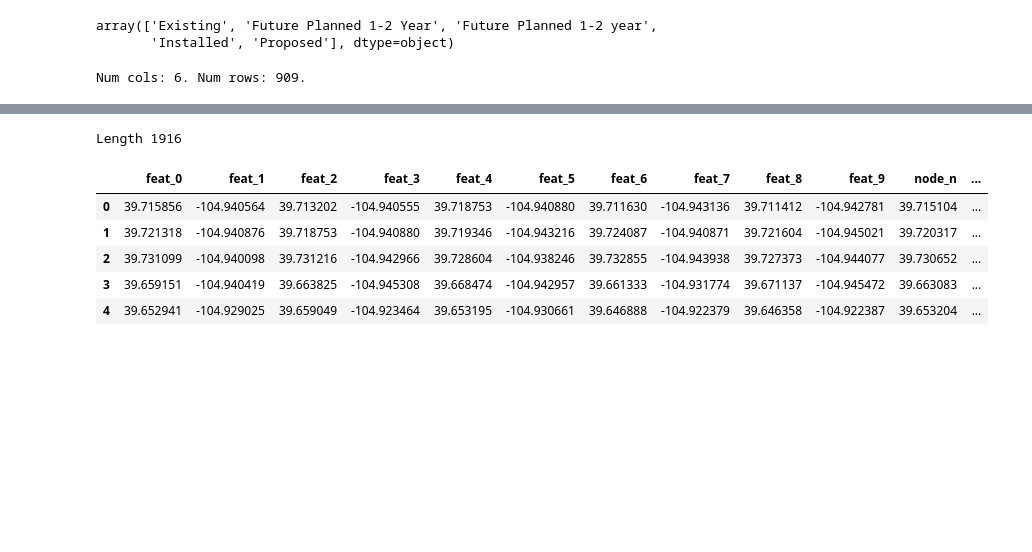
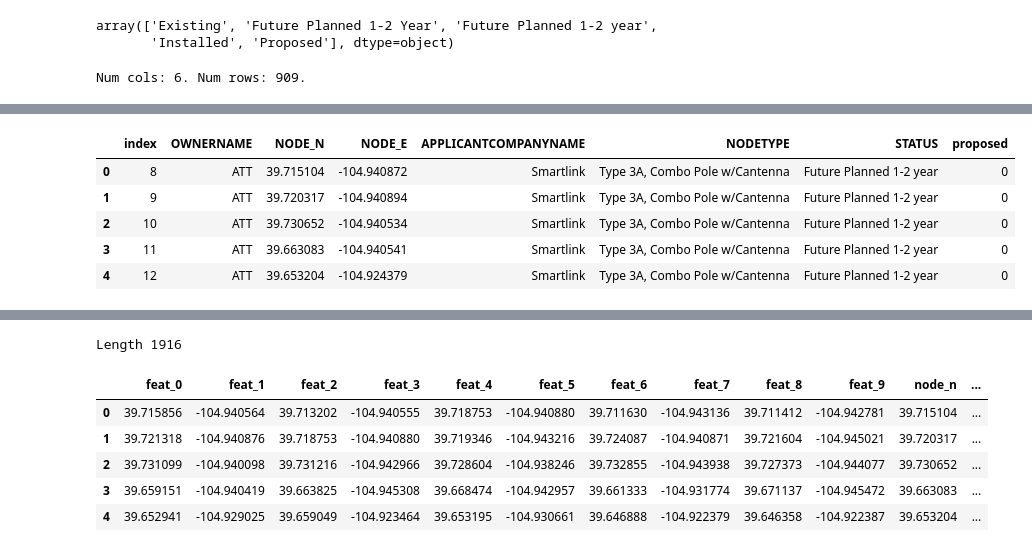
Before and after one commit to Interactive-Coventry/EXPLOR_network_slicing, a Jupyter notebook: test.ipynb, the cells around one changed output, grey strips where cells are left out. Cells and saved outputs as stored; diff of their text form; code cells hidden in the pictures; blank space fills up the shorter version.

```diff
--- a/test.ipynb
+++ b/test.ipynb
@@ -671,3 +685,12 @@ def get_label(val):
 df["proposed"] = [ get_label(x) for x in df["STATUS"]]
 df = df[df["proposed"] < 2]
 df.reset_index(inplace=True)
+# %%
+df.head()
+# %% [output]
+|  | index | OWNERNAME | NODE_N | NODE_E | APPLICANTCOMPANYNAME | NODETYPE | STATUS | proposed |
+| 0 | 8 | ATT | 39.715104 | -104.940872 | Smartlink | Type 3A, Combo Pole w/Cantenna | Future Planned 1-2 year | 0 |
+| 1 | 9 | ATT | 39.720317 | -104.940894 | Smartlink | Type 3A, Combo Pole w/Cantenna | Future Planned 1-2 year | 0 |
+| 2 | 10 | ATT | 39.730652 | -104.940534 | Smartlink | Type 3A, Combo Pole w/Cantenna | Future Planned 1-2 year | 0 |
+| 3 | 11 | ATT | 39.663083 | -104.940541 | Smartlink | Type 3A, Combo Pole w/Cantenna | Future Planned 1-2 year | 0 |
+| 4 | 12 | ATT | 39.653204 | -104.924379 | Smartlink | Type 3A, Combo Pole w/Cantenna | Future Planned 1-2 year | 0 |
```
Also changed, not shown: parts of 10 cells of this notebook, 2 other files.
